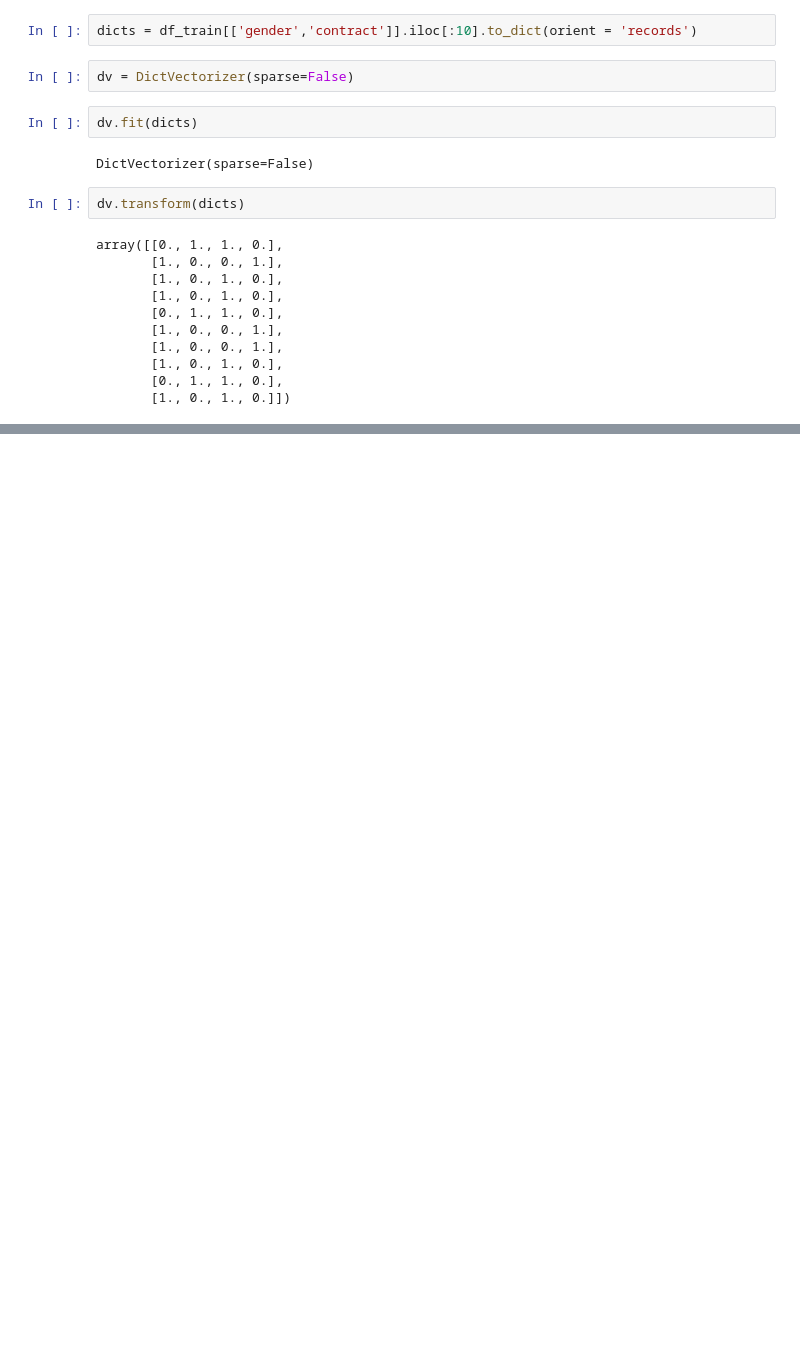
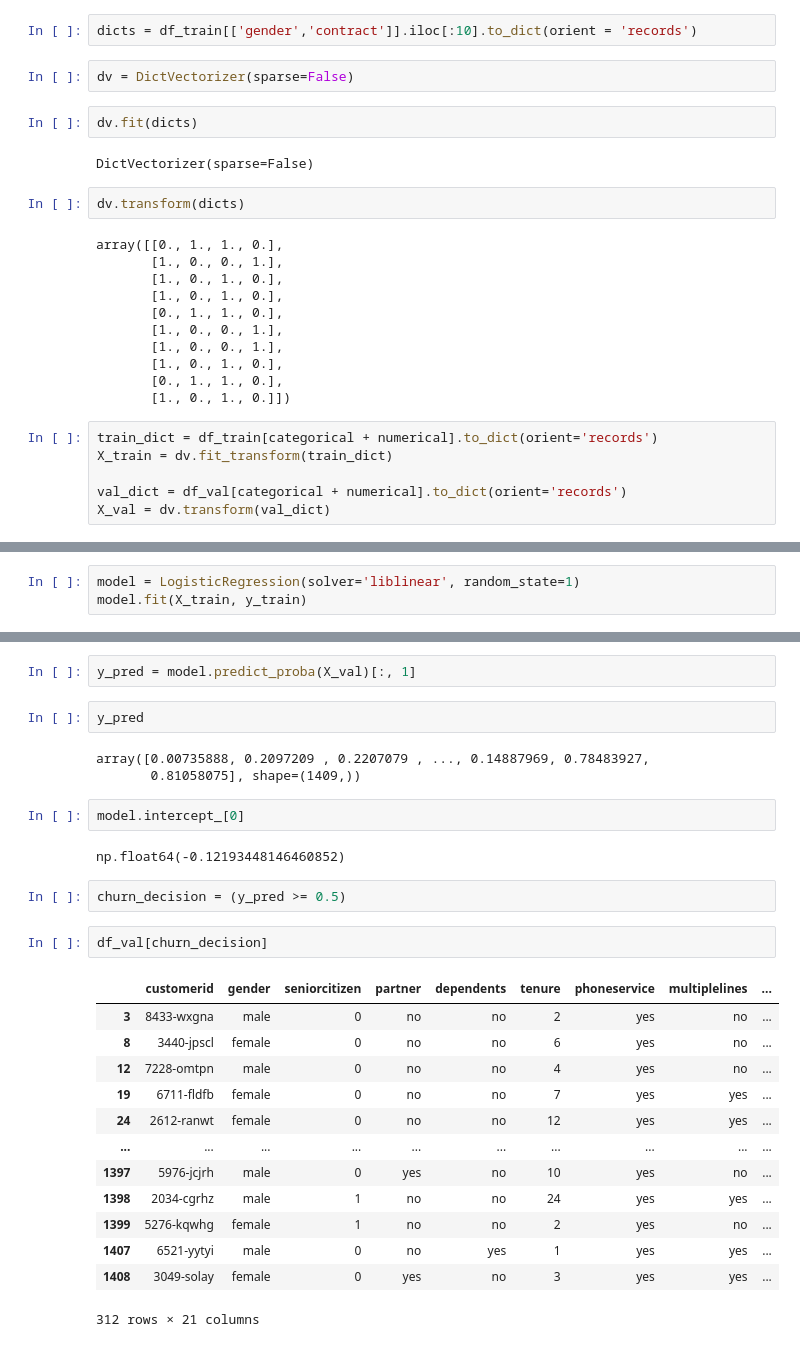
Before and after one commit to Jacobsadi/ml-engineering-lab, a Jupyter notebook: 01-foundations/03-classification/03-classification.ipynb, the cells around one changed output, grey strips where cells are left out. Cells and saved outputs as stored; diff of their text form; blank space fills up the shorter version.

```diff
--- a/01-foundations/03-classification/03-classification.ipynb
+++ b/01-foundations/03-classification/03-classification.ipynb
@@ -633,3 +649,9 @@ array([[0., 1., 1., 0.],
        [1., 0., 1., 0.],
        [0., 1., 1., 0.],
        [1., 0., 1., 0.]])
+# %%
+train_dict = df_train[categorical + numerical].to_dict(orient='records')
+X_train = dv.fit_transform(train_dict)
+
+val_dict = df_val[categorical + numerical].to_dict(orient='records')
+X_val = dv.transform(val_dict)
@@ -635,0 +760,3 @@ array([[0., 1., 1., 0.],
+# %%
+model = LogisticRegression(solver='liblinear', random_state=1)
+model.fit(X_train, y_train)
@@ -635,0 +784,29 @@ array([[0., 1., 1., 0.],
+# %%
+y_pred = model.predict_proba(X_val)[:, 1]
+# %%
+y_pred
+# %% [output]
+array([0.00735888, 0.2097209 , 0.2207079 , ..., 0.14887969, 0.78483927,
+       0.81058075], shape=(1409,))
+# %%
+model.intercept_[0]
+# %% [output]
+np.float64(-0.12193448146460852)
+# %%
+churn_decision = (y_pred >= 0.5)
+# %%
+df_val[churn_decision]
+# %% [output]
+|  | customerid | gender | seniorcitizen | partner | dependents | tenure | phoneservice | multiplelines | ... |
+| 3 | 8433-wxgna | male | 0 | no | no | 2 | yes | no | ... |
+| 8 | 3440-jpscl | female | 0 | no | no | 6 | yes | no | ... |
+| 12 | 7228-omtpn | male | 0 | no | no | 4 | yes | no | ... |
+| 19 | 6711-fldfb | female | 0 | no | no | 7 | yes | yes | ... |
+| 24 | 2612-ranwt | female | 0 | no | no | 12 | yes | yes | ... |
+| ... | ... | ... | ... | ... | ... | ... | ... | ... | ... |
+| 1397 | 5976-jcjrh | male | 0 | yes | no | 10 | yes | no | ... |
+| 1398 | 2034-cgrhz | male | 1 | no | no | 24 | yes | yes | ... |
+| 1399 | 5276-kqwhg | female | 1 | no | no | 2 | yes | no | ... |
+| 1407 | 6521-yytyi | male | 0 | no | yes | 1 | yes | yes | ... |
+| 1408 | 3049-solay | female | 0 | yes | no | 3 | yes | yes | ... |
+312 rows × 21 columns
```
Also changed, not shown: parts of 39 cells of this notebook.
